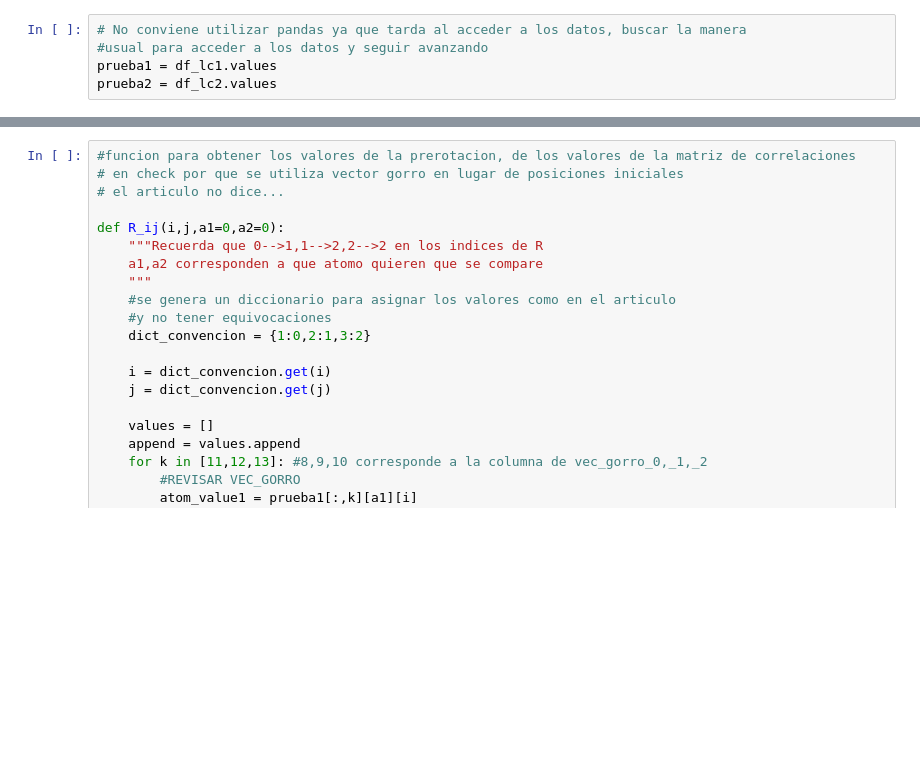
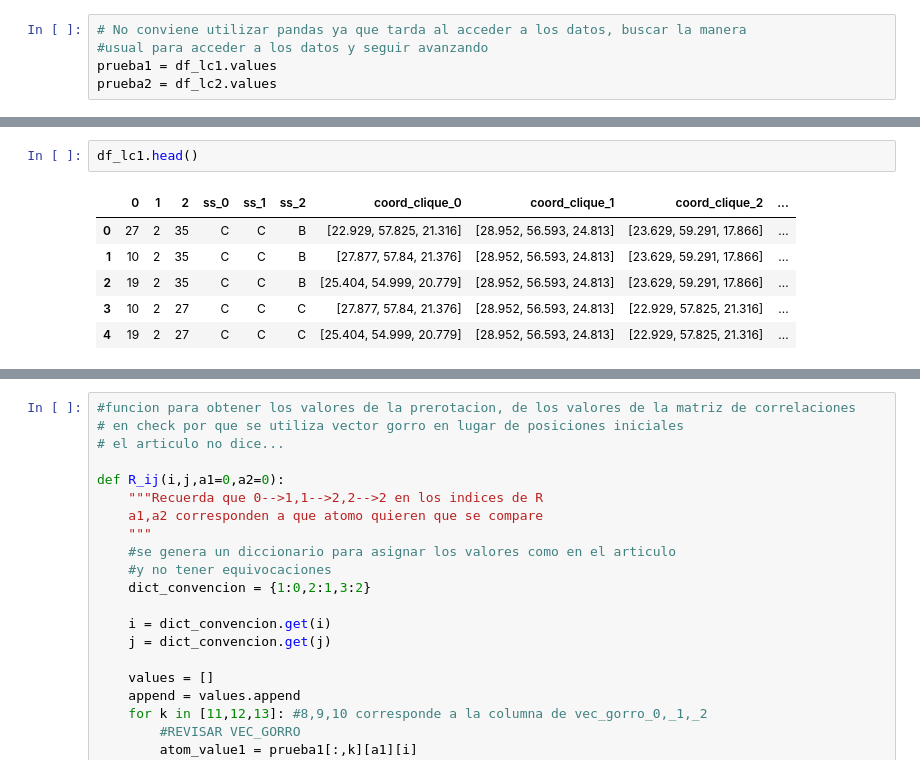
Before and after one commit to marciniega/pdbmani, a Jupyter notebook: Serch/CLICK_calculate_SSM.ipynb, the cells around one changed output, grey strips where cells are left out. Cells and saved outputs as stored; diff of their text form; blank space fills up the shorter version.

```diff
--- a/Serch/CLICK_calculate_SSM.ipynb
+++ b/Serch/CLICK_calculate_SSM.ipynb
@@ -625,0 +717,9 @@ prueba2 = df_lc2.values
+# %%
+df_lc1.head()
+# %% [output]
+|  | 0 | 1 | 2 | ss_0 | ss_1 | ss_2 | coord_clique_0 | coord_clique_1 | coord_clique_2 | ... |
+| 0 | 27 | 2 | 35 | C | C | B | [22.929, 57.825, 21.316] | [28.952, 56.593, 24.813] | [23.629, 59.291, 17.866] | ... |
+| 1 | 10 | 2 | 35 | C | C | B | [27.877, 57.84, 21.376] | [28.952, 56.593, 24.813] | [23.629, 59.291, 17.866] | ... |
+| 2 | 19 | 2 | 35 | C | C | B | [25.404, 54.999, 20.779] | [28.952, 56.593, 24.813] | [23.629, 59.291, 17.866] | ... |
+| 3 | 10 | 2 | 27 | C | C | C | [27.877, 57.84, 21.376] | [28.952, 56.593, 24.813] | [22.929, 57.825, 21.316] | ... |
+| 4 | 19 | 2 | 27 | C | C | C | [25.404, 54.999, 20.779] | [28.952, 56.593, 24.813] | [22.929, 57.825, 21.316] | ... |
```
Also changed, not shown: parts of 24 cells of this notebook, 4 other files.
